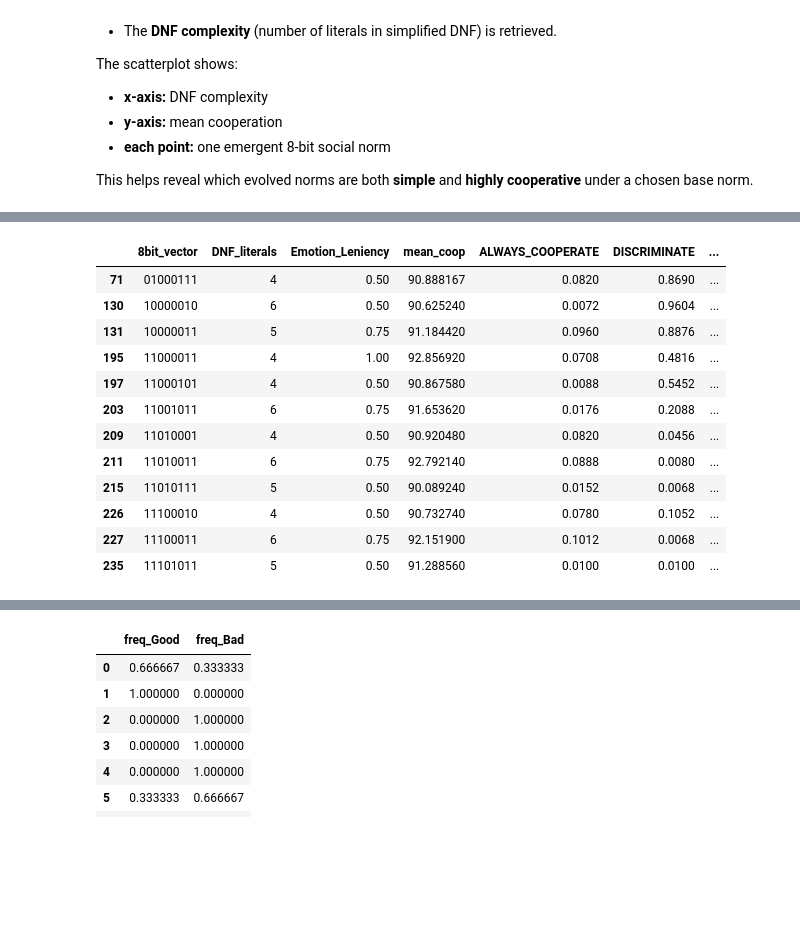
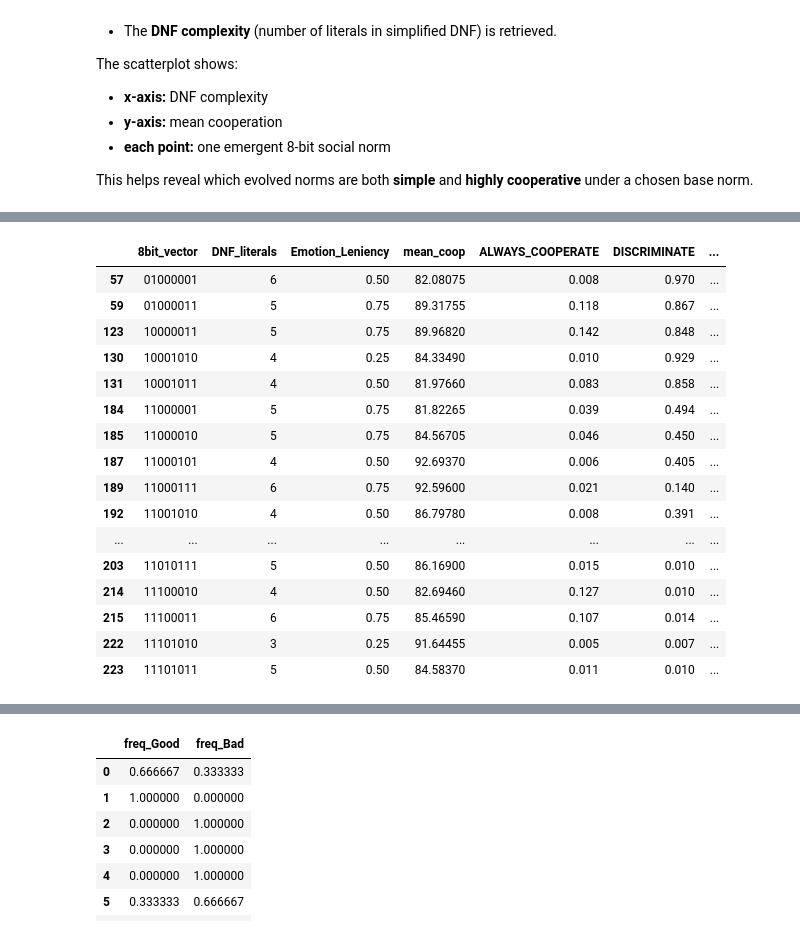
Before and after one commit to cfonsecahenrique/SNARE, a Jupyter notebook: results_reader.ipynb, the cells around one changed output, grey strips where cells are left out. Drawn from its saved outputs; the diff is of its cells as text; code cells hidden in the pictures; blank space fills up the shorter version.

Commit message:
checkpoint before changing emotion profiles

```diff
--- a/results_reader.ipynb
+++ b/results_reader.ipynb
@@ -394,48 +409,54 @@ delta_chart = (
 # %%
 # 1. Choose base norm (must match identify_base_norm output)
-chosen_base_norm = "Stern Judging"   # ← adjust as needed
-chosen_gamma = 0.8
+chosen_base_norm = "All Bad"   # ← adjust as needed
+chosen_gamma = 1
 
 # Filter only runs that originate from this base norm
 filtered = merged_df[
     (merged_df["base_social_norm"] == chosen_base_norm) &
     (merged_df["Z"] == 50) &
     (merged_df["gens"] == 1000) &
-    (merged_df["gamma_center"] == chosen_gamma)
+    (merged_df["gamma_center"] == chosen_gamma) &
+    (merged_df["Emotion_Leniency"] != 1.0)
 ].copy()
 
 # 2. Average all runs per emergent norm
 # Include strategy + emotion columns in the aggregation
 strategy_cols = [
     "ALWAYS_COOPERATE", "DISCRIMINATE",
     "PARADOXICALLY_DISC", "ALWAYS_DEFECT"
 ]
 
 emotion_cols = ["Competitive", "Cooperative"]
 
+
 grouped = (
     filtered.groupby(["8bit_vector", "DNF_literals", "Emotion_Leniency"], as_index=False)
             .agg(
                 mean_coop=("average_cooperation", "mean"),
                 **{col: (col, "mean") for col in strategy_cols + emotion_cols}
             )
 )
 
 # 3. Elite norms
-elites = grouped[grouped.mean_coop >= 90].copy()
+elites = grouped[grouped.mean_coop >= 80].copy()
 
 elites
 # %% [output]
 |  | 8bit_vector | DNF_literals | Emotion_Leniency | mean_coop | ALWAYS_COOPERATE | DISCRIMINATE | ... |
-| 71 | 01000111 | 4 | 0.50 | 90.888167 | 0.0820 | 0.8690 | ... |
-| 130 | 10000010 | 6 | 0.50 | 90.625240 | 0.0072 | 0.9604 | ... |
-| 131 | 10000011 | 5 | 0.75 | 91.184420 | 0.0960 | 0.8876 | ... |
-| 195 | 11000011 | 4 | 1.00 | 92.856920 | 0.0708 | 0.4816 | ... |
-| 197 | 11000101 | 4 | 0.50 | 90.867580 | 0.0088 | 0.5452 | ... |
-| 203 | 11001011 | 6 | 0.75 | 91.653620 | 0.0176 | 0.2088 | ... |
-| 209 | 11010001 | 4 | 0.50 | 90.920480 | 0.0820 | 0.0456 | ... |
-| 211 | 11010011 | 6 | 0.75 | 92.792140 | 0.0888 | 0.0080 | ... |
-| 215 | 11010111 | 5 | 0.50 | 90.089240 | 0.0152 | 0.0068 | ... |
-| 226 | 11100010 | 4 | 0.50 | 90.732740 | 0.0780 | 0.1052 | ... |
-| 227 | 11100011 | 6 | 0.75 | 92.151900 | 0.1012 | 0.0068 | ... |
-| 235 | 11101011 | 5 | 0.50 | 91.288560 | 0.0100 | 0.0100 | ... |
+| 57 | 01000001 | 6 | 0.50 | 82.08075 | 0.008 | 0.970 | ... |
+| 59 | 01000011 | 5 | 0.75 | 89.31755 | 0.118 | 0.867 | ... |
+| 123 | 10000011 | 5 | 0.75 | 89.96820 | 0.142 | 0.848 | ... |
+| 130 | 10001010 | 4 | 0.25 | 84.33490 | 0.010 | 0.929 | ... |
+| 131 | 10001011 | 4 | 0.50 | 81.97660 | 0.083 | 0.858 | ... |
+| 184 | 11000001 | 5 | 0.75 | 81.82265 | 0.039 | 0.494 | ... |
+| 185 | 11000010 | 5 | 0.75 | 84.56705 | 0.046 | 0.450 | ... |
+| 187 | 11000101 | 4 | 0.50 | 92.69370 | 0.006 | 0.405 | ... |
+| 189 | 11000111 | 6 | 0.75 | 92.59600 | 0.021 | 0.140 | ... |
+| 192 | 11001010 | 4 | 0.50 | 86.79780 | 0.008 | 0.391 | ... |
+| ... | ... | ... | ... | ... | ... | ... | ... |
+| 203 | 11010111 | 5 | 0.50 | 86.16900 | 0.015 | 0.010 | ... |
+| 214 | 11100010 | 4 | 0.50 | 82.69460 | 0.127 | 0.010 | ... |
+| 215 | 11100011 | 6 | 0.75 | 85.46590 | 0.107 | 0.014 | ... |
+| 222 | 11101010 | 3 | 0.25 | 91.64455 | 0.005 | 0.007 | ... |
+| 223 | 11101011 | 5 | 0.50 | 84.58370 | 0.011 | 0.010 | ... |
```
Also changed, not shown: parts of 9 cells of this notebook, 4 other files.
